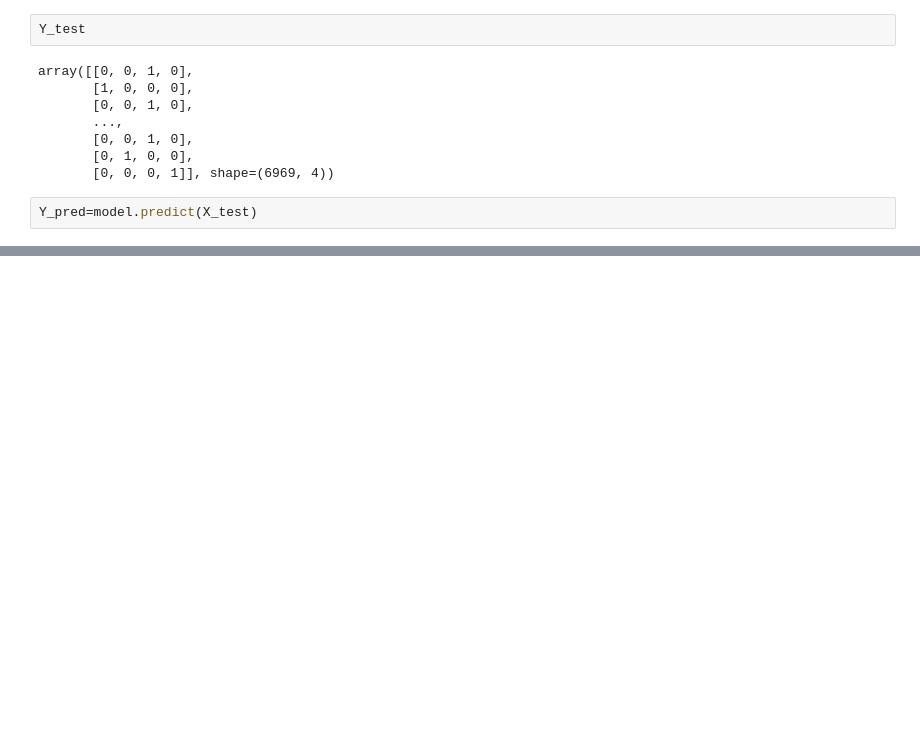
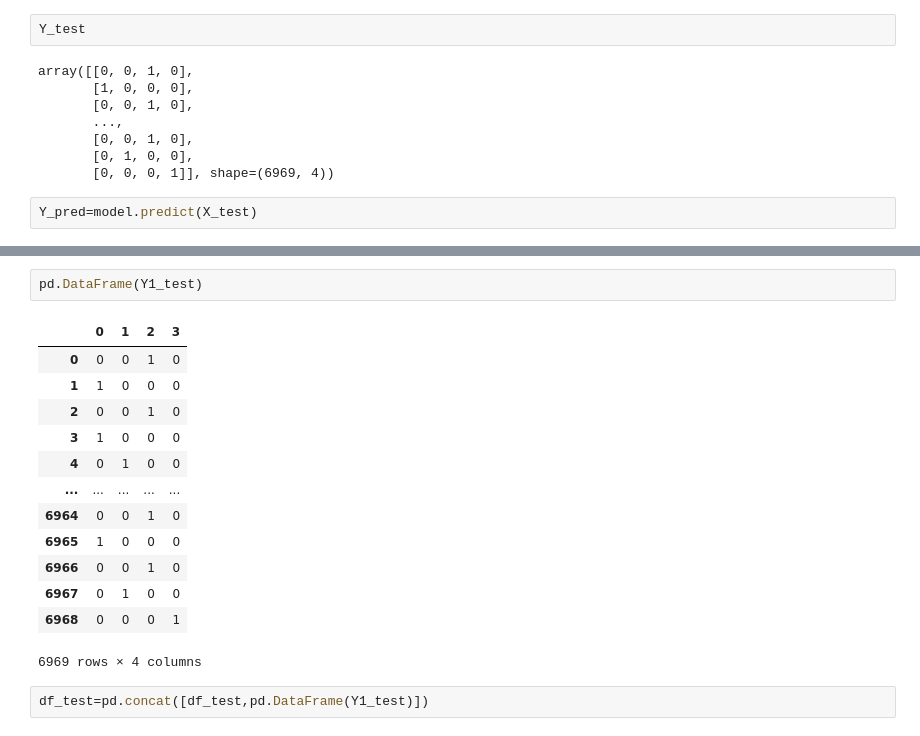
Before and after one commit to hoang2008an/MathClassification, a Jupyter notebook: notebook/xgboost.ipynb, the cells around one changed output, grey strips where cells are left out. Cells and saved outputs as stored; diff of their text form; blank space fills up the shorter version.

```diff
--- a/notebook/xgboost.ipynb
+++ b/notebook/xgboost.ipynb
@@ -608,0 +677,18 @@ X_val, X_test, Y_val, Y_test = train_test_split(
+# %%
+pd.DataFrame(Y1_test)
+# %% [output]
+|  | 0 | 1 | 2 | 3 |
+| 0 | 0 | 0 | 1 | 0 |
+| 1 | 1 | 0 | 0 | 0 |
+| 2 | 0 | 0 | 1 | 0 |
+| 3 | 1 | 0 | 0 | 0 |
+| 4 | 0 | 1 | 0 | 0 |
+| ... | ... | ... | ... | ... |
+| 6964 | 0 | 0 | 1 | 0 |
+| 6965 | 1 | 0 | 0 | 0 |
+| 6966 | 0 | 0 | 1 | 0 |
+| 6967 | 0 | 1 | 0 | 0 |
+| 6968 | 0 | 0 | 0 | 1 |
+6969 rows × 4 columns
+# %%
+df_test=pd.concat([df_test,pd.DataFrame(Y1_test)])
```
Also changed, not shown: parts of 14 cells of this notebook, 8 other files.
